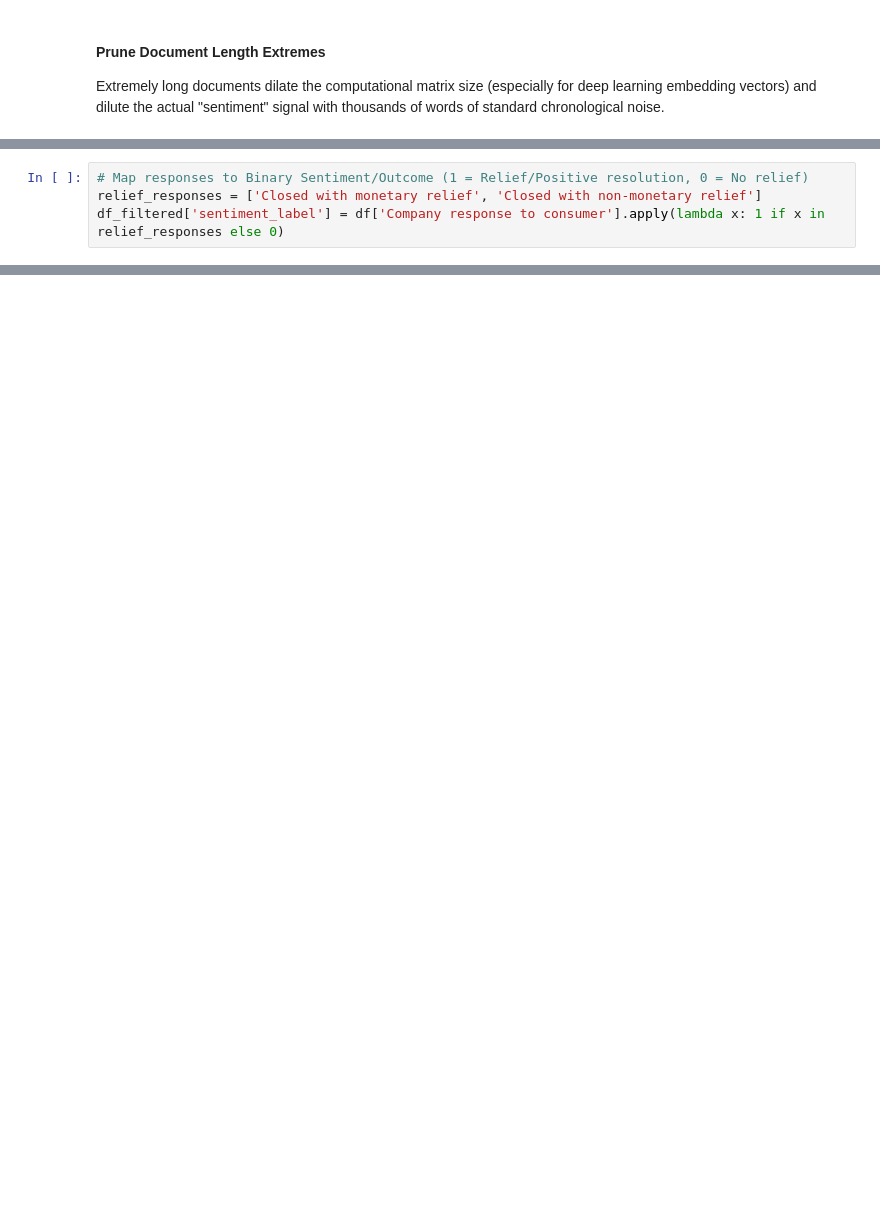
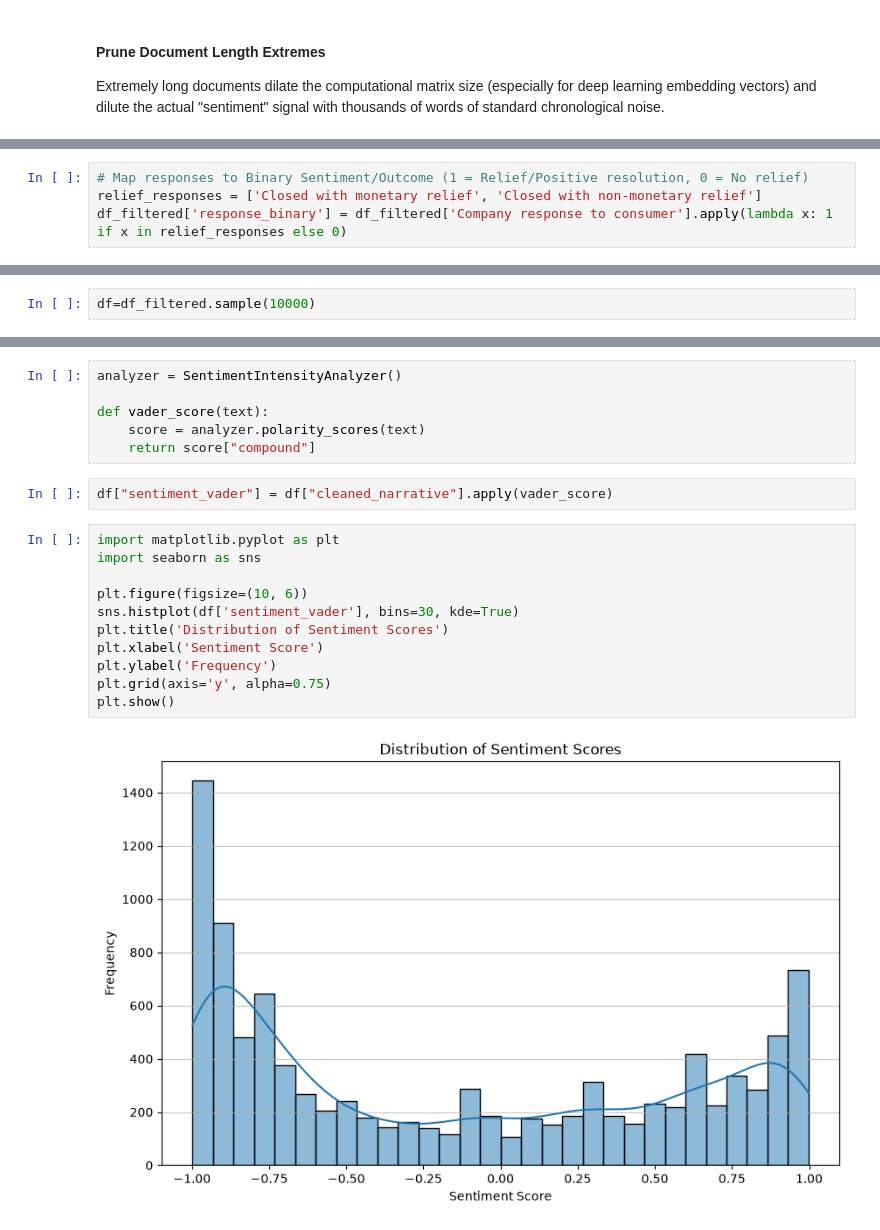
Before and after one commit to Papazian/MADS_Capstone, a Jupyter notebook: Natural_Language_Processing/nlp2025.ipynb, the cells around one changed output, grey strips where cells are left out. Saved outputs shown, nothing was run; the diff lists cells and outputs as text; blank space fills up the shorter version.

Commit message:
merge notebooks and add sentiment vader,severity

```diff
--- a/Natural_Language_Processing/nlp2025.ipynb
+++ b/Natural_Language_Processing/nlp2025.ipynb
@@ -304,7 +436,7 @@ df_filtered.shape
 # %%
 # Map responses to Binary Sentiment/Outcome (1 = Relief/Positive resolution, 0 = No relief)
 relief_responses = ['Closed with monetary relief', 'Closed with non-monetary relief']
-df_filtered['sentiment_label'] = df['Company response to consumer'].apply(lambda x: 1 if x in relief_responses else 0)
+df_filtered['response_binary'] = df_filtered['Company response to consumer'].apply(lambda x: 1 if x in relief_responses else 0)
 # %%
 df_filtered.head()
 # %% [output]
@@ -339,0 +455,2 @@ df_filtered.to_csv('df_filtetred.csv', index=False)
+# %%
+df=df_filtered.sample(10000)
@@ -339,0 +494,21 @@ df_filtered.to_csv('df_filtetred.csv', index=False)
+# %%
+analyzer = SentimentIntensityAnalyzer()
+
+def vader_score(text):
+    score = analyzer.polarity_scores(text)
+    return score["compound"]
+# %%
+df["sentiment_vader"] = df["cleaned_narrative"].apply(vader_score)
+# %%
+import matplotlib.pyplot as plt
+import seaborn as sns
+
+plt.figure(figsize=(10, 6))
+sns.histplot(df['sentiment_vader'], bins=30, kde=True)
+plt.title('Distribution of Sentiment Scores')
+plt.xlabel('Sentiment Score')
+plt.ylabel('Frequency')
+plt.grid(axis='y', alpha=0.75)
+plt.show()
+# %% [output]
+[figure, added]
```
Also changed, not shown: parts of 65 cells of this notebook.
